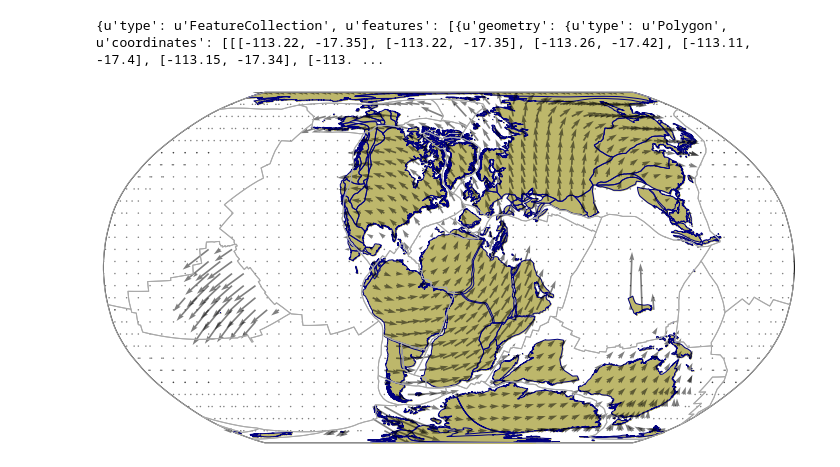
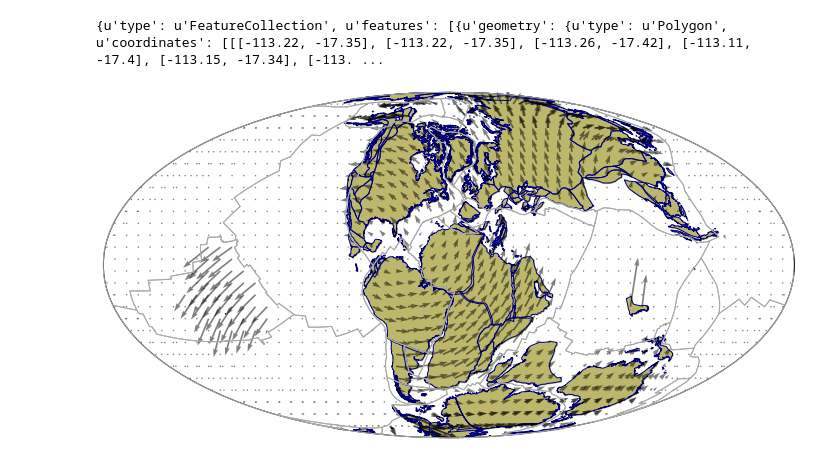
Before and after one commit to GPlates/gplates-web-service, a Jupyter notebook: python/gwstools-examples.ipynb, the cells around one changed output. Saved outputs shown, nothing was run; the diff lists cells and outputs as text; code cells hidden in the pictures.

```diff
--- a/python/gwstools-examples.ipynb
+++ b/python/gwstools-examples.ipynb
@@ -34,24 +34,24 @@ print cs
 # %%
 import gwsbasemap
 import matplotlib.pyplot as plt
 from mpl_toolkits.basemap import Basemap
 
 %matplotlib inline
 
 recon_time = 135.
 
 fig = plt.figure(figsize=(12,6))
 ax_map = fig.add_axes([0,0,0.8,1.0])
-m = Basemap(resolution='c',projection='robin',lon_0=0.,ax=ax_map)
+m = Basemap(resolution='c',projection='moll',lon_0=0.,ax=ax_map)
 m.drawmapboundary()
 
 gwsbasemap.gws_plot_polygons(gwstools.gws_plate_polygons(recon_time),m,ax_map,color='',edgecolor='darkgray',zorder=2)
 gwsbasemap.gws_plot_polygons(gwstools.gws_coastlines(recon_time),m,ax_map,color='darkkhaki')
 gwsbasemap.gws_plot_polygons(gwstools.gws_coastlines(recon_time),m,ax_map,color='',edgecolor='navy')
 
 gwsbasemap.gws_plot_vectors(gwstools.gws_velocities(recon_time,velocity_type='east_north'),
                             m,ax_map,scale=2000,alpha=0.5)
 
 plt.show()
 # %% [output]
-[figure, old version]
+[figure, new version]
```
Also changed, not shown: 4 other files.
